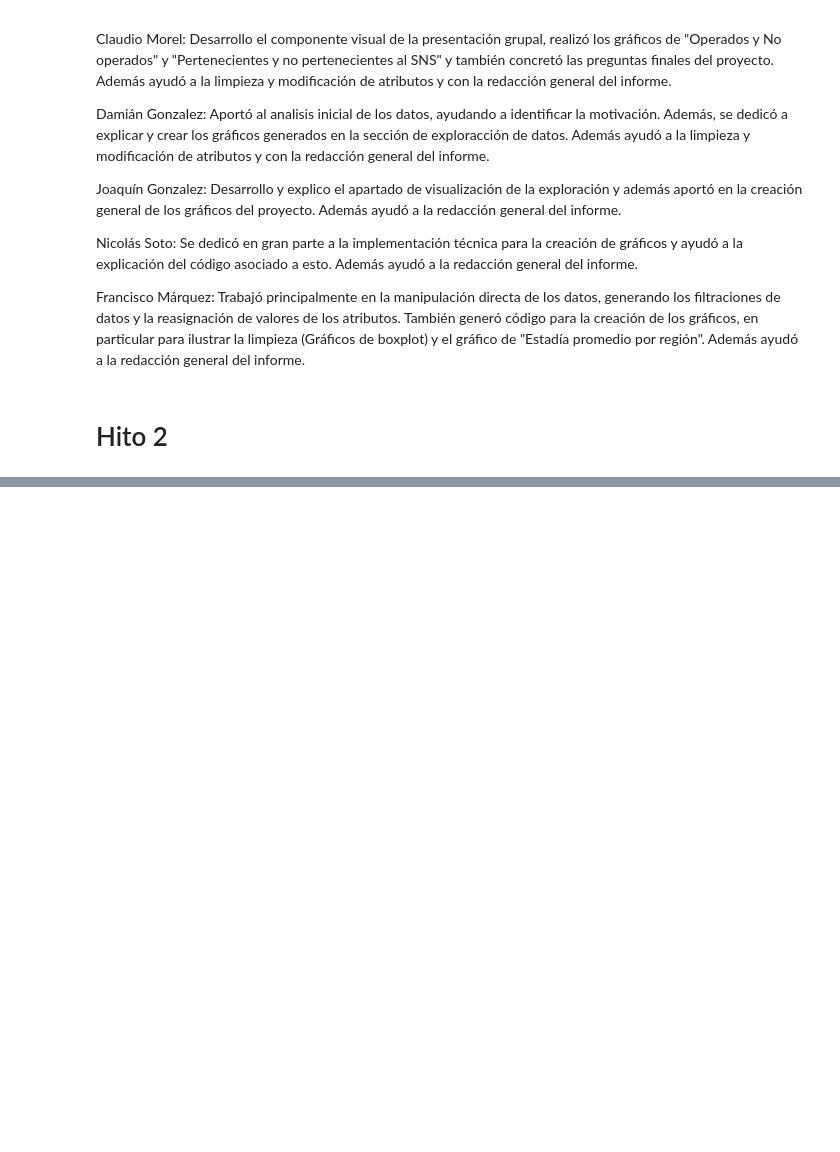
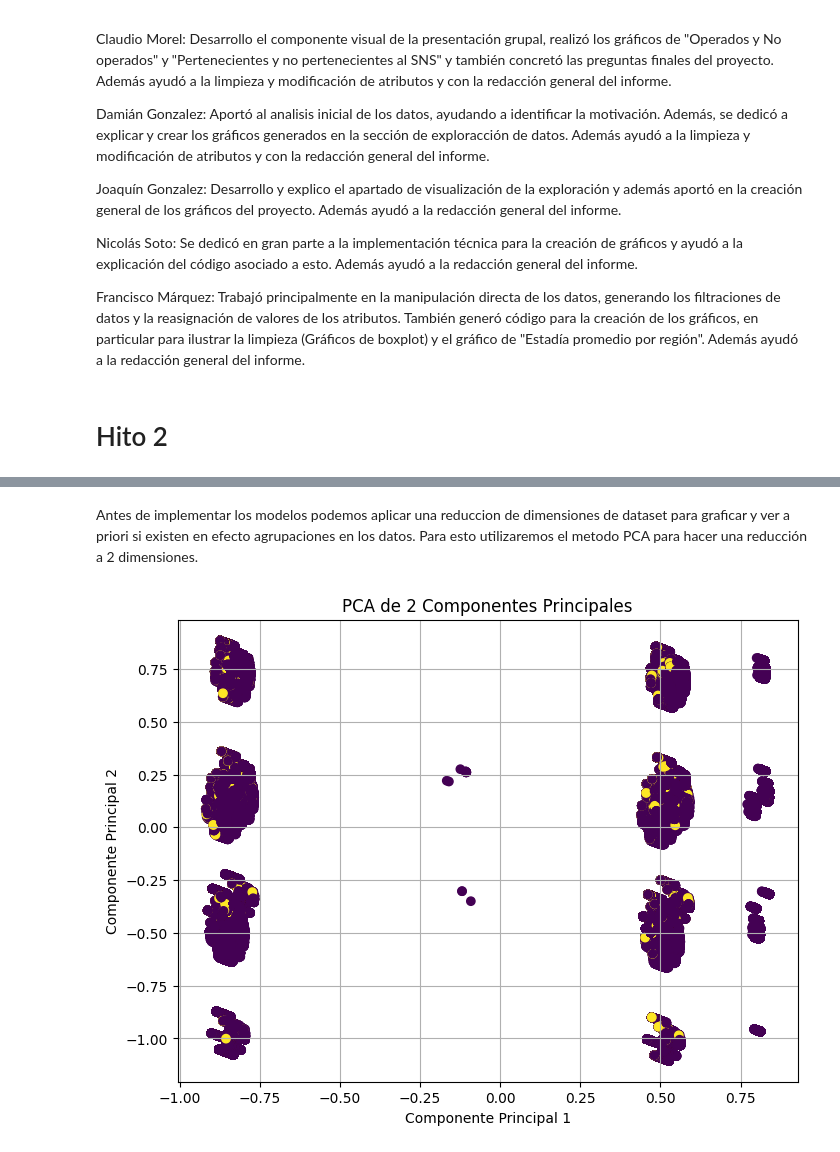
Before and after one commit to fco-marquez/proyecto-mineria, a Jupyter notebook: Hito2.ipynb, the cells around one changed output, grey strips where cells are left out. Saved outputs shown, nothing was run; the diff lists cells and outputs as text; code cells hidden in the pictures; blank space fills up the shorter version.

Commit message:
Se comenzo el experimento 2 realizando la preparacion de los datos

```diff
--- a/Hito2.ipynb
+++ b/Hito2.ipynb
@@ -359 +384,10 @@ Como los grupos etarios son un string que describe el rango utilizamos un diccio
+# %%
+#Copiamos el dataframe
+df_cluster = ds_categorical.copy()
+# %%
+#Normalizacion de existencia de intervenciones quirurgicas
+df_cluster['INTERV_Q'] = df_cluster['INTERV_Q'].apply(lambda x: 0 if x == 2 else 1)
+# %%
+#Transformamos la pertencia al SNS en una columna numerica
+df_cluster['PERTENENCIA_ESTABLECIMIENTO_SALUD'] = df_cluster['PERTENENCIA_ESTABLECIMIENTO_SALUD'].apply(lambda x: 1 if x == 'Pertenecientes al Sistema Nacional de Servicios de Salud, SNSS' else 0 )
 # %%
@@ -593,0 +416,12 @@ plt.show()
+# %%
+df_cluster = df_cluster[['GRUPO_EDAD','INTERV_Q','SEXO','PERTENENCIA_ESTABLECIMIENTO_SALUD','DIAG1', 'GLOSA_REGION_RESIDENCIA']]
+# One Hot Encoding para "PERTENENCIA_ESTABLECIMIENTO_SALUD"
+df_cluster = pd.get_dummies(df_cluster, columns=['GLOSA_REGION_RESIDENCIA'], prefix='REGION_', dtype = int)
+
+# One Hot Encoding para "SEXO"
+df_cluster = pd.get_dummies(df_cluster, columns=['SEXO'], prefix='SEXO', dtype = int)
+
+# One Hot Encoding para "DIAG1"
+df_cluster = pd.get_dummies(df_cluster, columns=['DIAG1'], prefix='DIAG', dtype = int)
+
+df_cluster.describe(include = 'all')
@@ -593,0 +439,23 @@ plt.show()
+# %% [markdown]
+Antes de implementar los modelos podemos aplicar una reduccion de dimensiones de dataset para graficar y ver a priori si existen en efecto agrupaciones en los datos. Para esto utilizaremos el metodo PCA para hacer una reducción a 2 dimensiones.
+# %%
+from sklearn.decomposition import PCA
+import matplotlib.pyplot as plt
+
+# Escriba su código aquí
+pca = PCA(n_components = 2)
+reduccion = pca.fit_transform(df_cluster)
+resultados = pd.DataFrame(data = reduccion,columns = ["C1", "C2"])
+resultados_np = resultados.values
+
+plt.figure(figsize=(8, 6))
+
+plt.scatter(resultados["C1"], resultados["C2"], c = ds_categorical['CONDICION_EGRESO'])
+
+plt.title('PCA de 2 Componentes Principales')
+plt.xlabel('Componente Principal 1')
+plt.ylabel('Componente Principal 2')
+plt.grid()
+plt.show()
+# %% [output]
+[figure, added]
```
Also changed, not shown: parts of 27 cells of this notebook, 1 other file.
